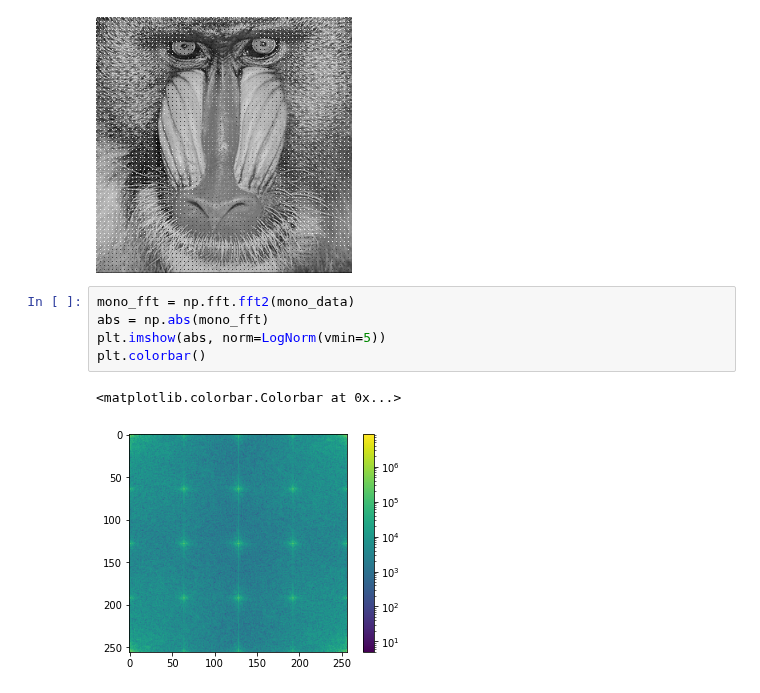
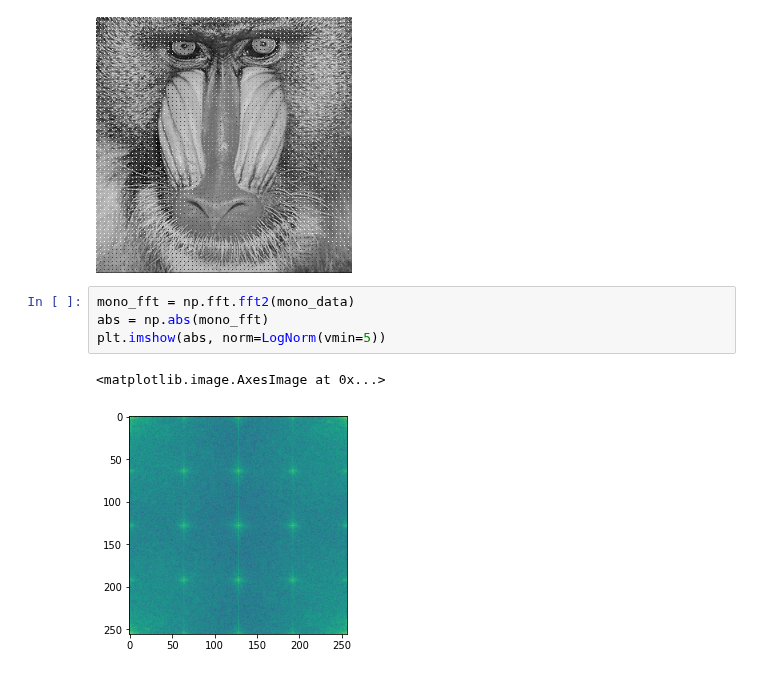
Before and after one commit to ohvictor/ASSD-2020-G4, a Jupyter notebook: PI_TP1.ipynb, the cells around one changed output. Drawn from its saved outputs; the diff is of its cells as text.

```diff
--- a/PI_TP1.ipynb
+++ b/PI_TP1.ipynb
@@ -323,8 +333,7 @@ display(mono)
 # %%
 mono_fft = np.fft.fft2(mono_data)
 abs = np.abs(mono_fft)
 plt.imshow(abs, norm=LogNorm(vmin=5))
-plt.colorbar()
 # %% [output]
-<matplotlib.colorbar.Colorbar at 0x...>
+<matplotlib.image.AxesImage at 0x...>
-[figure, old version]
+[figure, new version]
```
Also changed, not shown: parts of 7 cells of this notebook.
